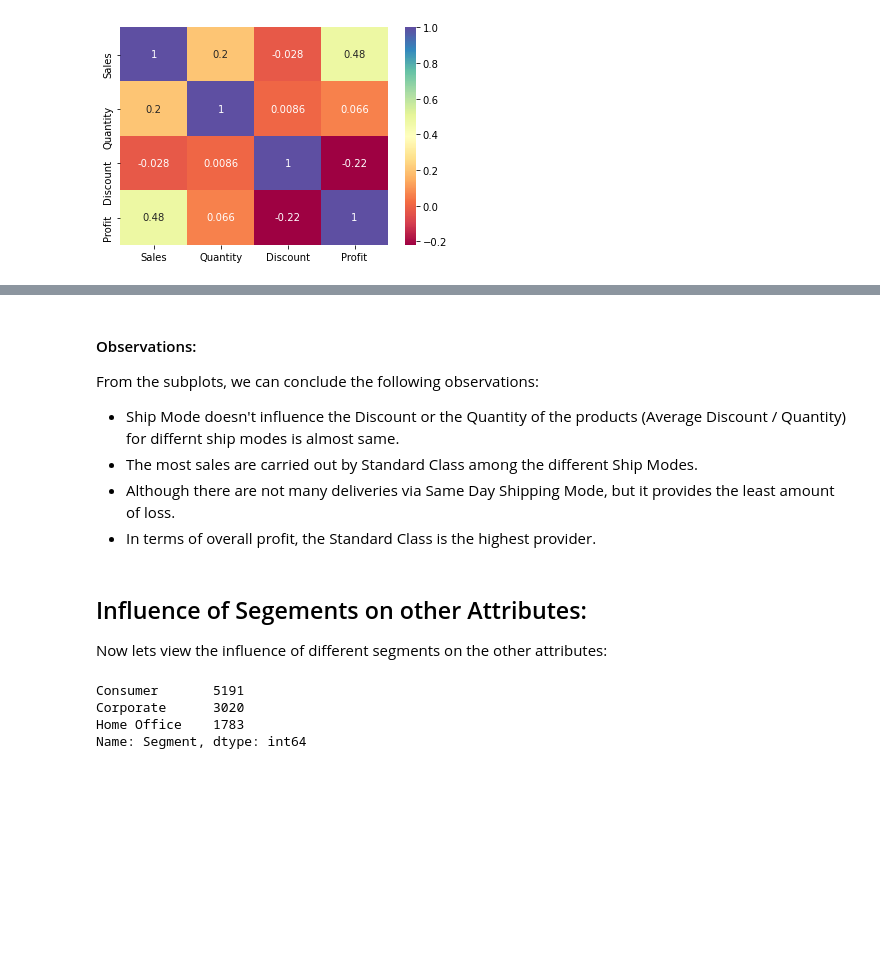
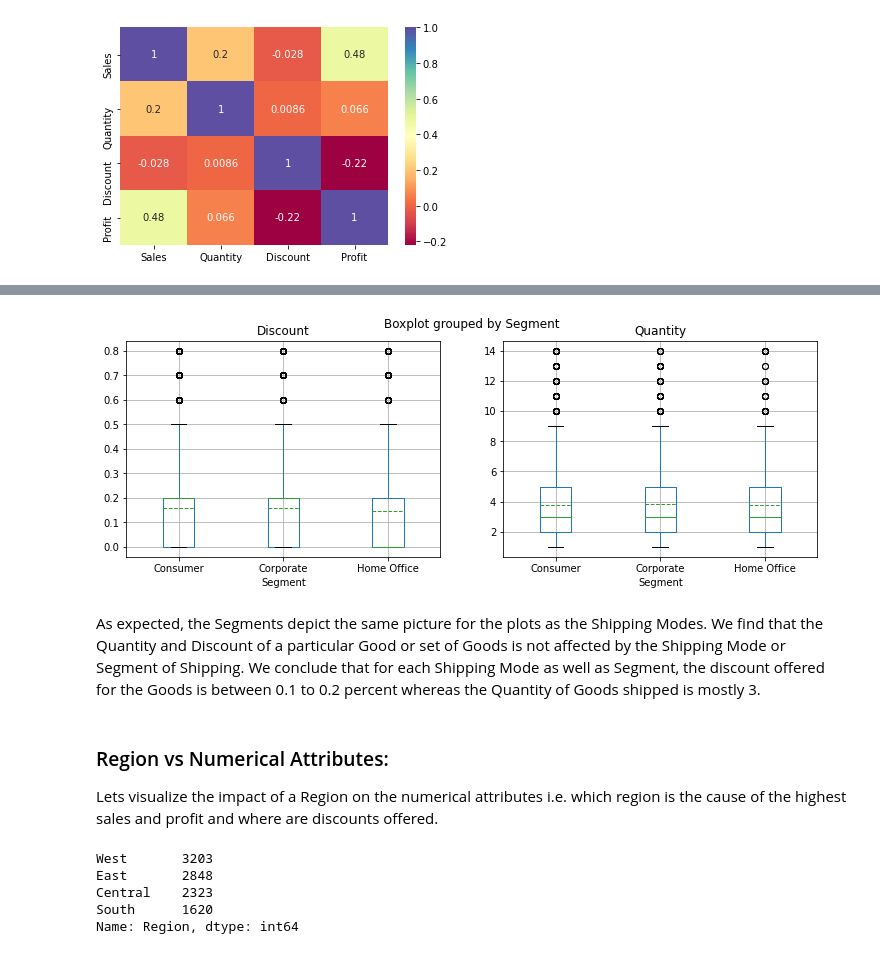
Before and after one commit to Hassan-Farid/GRIP-Internship-Tasks-, a Jupyter notebook: Retail EDA.ipynb, the cells around one changed output, grey strips where cells are left out. Cells and saved outputs as stored; diff of their text form; code cells hidden in the pictures; blank space fills up the shorter version.

```diff
--- a/Retail EDA.ipynb
+++ b/Retail EDA.ipynb
@@ -186,19 +186,23 @@ Name: Profit, dtype: float64
-# %% [markdown]
-#### Observations:
-From the subplots, we can conclude the following observations:
-
-* Ship Mode doesn't influence the Discount or the Quantity of the products (Average Discount / Quantity) for differnt ship modes is almost same.
-* The most sales are carried out by Standard Class among the different Ship Modes.
-* Although there are not many deliveries via Same Day Shipping Mode, but it provides the least amount of loss.
-* In terms of overall profit, the Standard Class is the highest provider.
-# %% [markdown]
-## Influence of Segements on other Attributes:
-Now lets view the influence of different segments on the other attributes:
+# %%
+#Visualizing impact of Segments on the Discount and Quantity of Goods
+data_cols = ["Discount", "Quantity"]
+fig, axs = plt.subplots(1, 2, figsize=(12,4))
+for i in range(len(data_cols)):
+    data_df.boxplot(data_cols[i], by="Segment", ax=axs[i], meanline=True, showmeans=True)
+plt.show()
+# %% [output]
+[figure, added]
+# %% [markdown]
+As expected, the Segments depict the same picture for the plots as the Shipping Modes. We find that the Quantity and Discount of a particular Good or set of Goods is not affected by the Shipping Mode or Segment of Shipping. We conclude that for each Shipping Mode as well as Segment, the discount offered for the Goods is between 0.1 to 0.2 percent whereas the Quantity of Goods shipped is mostly 3.
+# %% [markdown]
+### Region vs Numerical Attributes:
+Lets visualize the impact of a Region on the numerical attributes i.e. which region is the cause of the highest sales and profit and where are discounts offered.
 # %%
-#Viewing the unqiue value counts of the Segment column
-data_df['Segment'].value_counts()
+#Viewing the different Region classes and their counts
+data_df["Region"].value_counts()
 # %% [output]
-Consumer       5191
-Corporate      3020
-Home Office    1783
-Name: Segment, dtype: int64
+West       3203
+East       2848
+Central    2323
+South      1620
+Name: Region, dtype: int64
```
Also changed, not shown: parts of 22 cells of this notebook.
